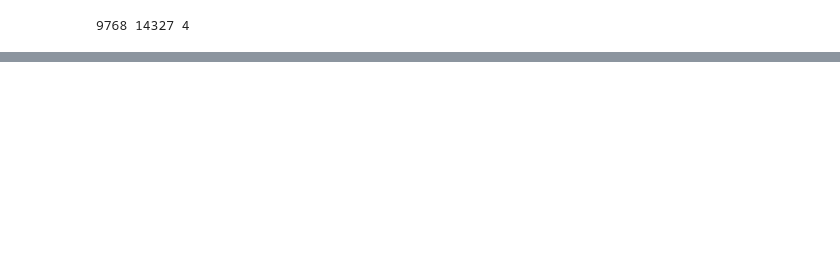
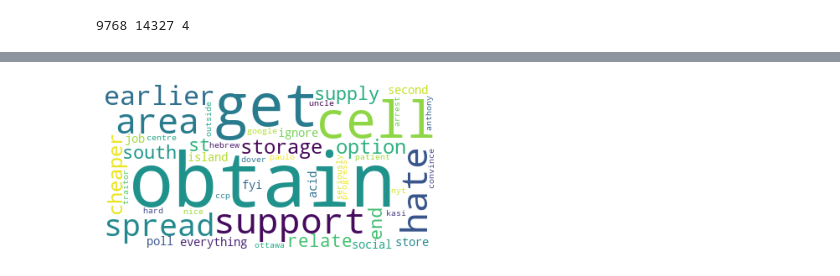
Before and after one commit to Rulisetiawati/COVID-vaccine-sentiment-analysis, a Jupyter notebook: KMeans.ipynb, the cells around one changed output, grey strips where cells are left out. Drawn from its saved outputs; the diff is of its cells as text; code cells hidden in the pictures; blank space fills up the shorter version.

```diff
--- a/KMeans.ipynb
+++ b/KMeans.ipynb
@@ -93,0 +179,16 @@ GROUP_2:  with covid case surge worse than ever get vaccinate be one of the most
+# %%
+cluster_dict_vocabs = defaultdict(list)
+
+for i, vocab in enumerate(word_vectors.vocab):
+    cluster_dict_vocabs[kmeans.labels_[i]].append(vocab)
+# %%
+from wordcloud import WordCloud
+from nltk.corpus import stopwords
+stopwords_set = stopwords.words("English")
+# %%
+wordcloud = WordCloud(stopwords=stopwords_set, background_color="white").generate(" ".join(cluster_dict_vocabs[30]))
+plt.imshow(wordcloud)
+plt.axis("off")
+plt.show()
+# %% [output]
+[figure, added]
```
Also changed, not shown: parts of 21 cells of this notebook.
